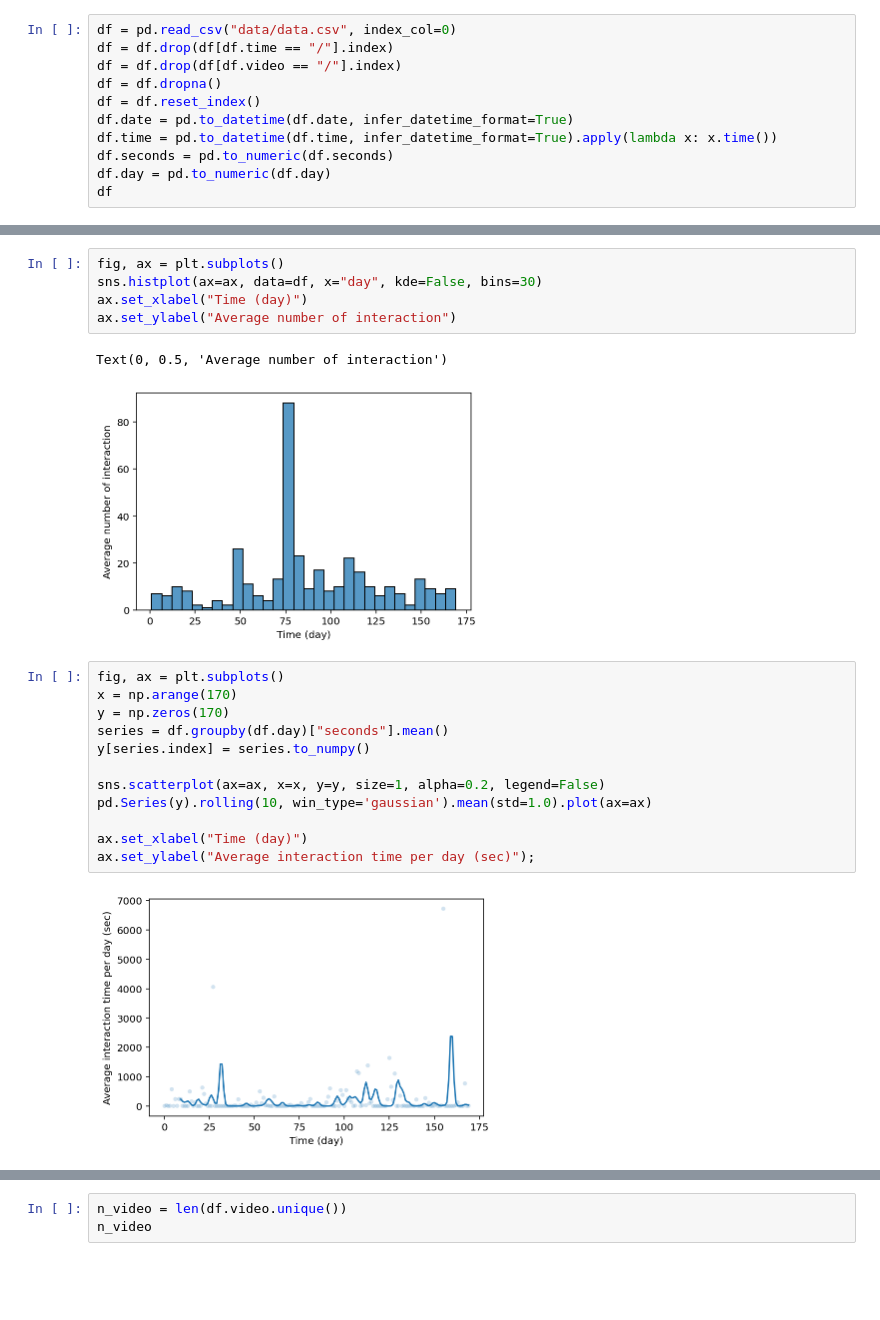
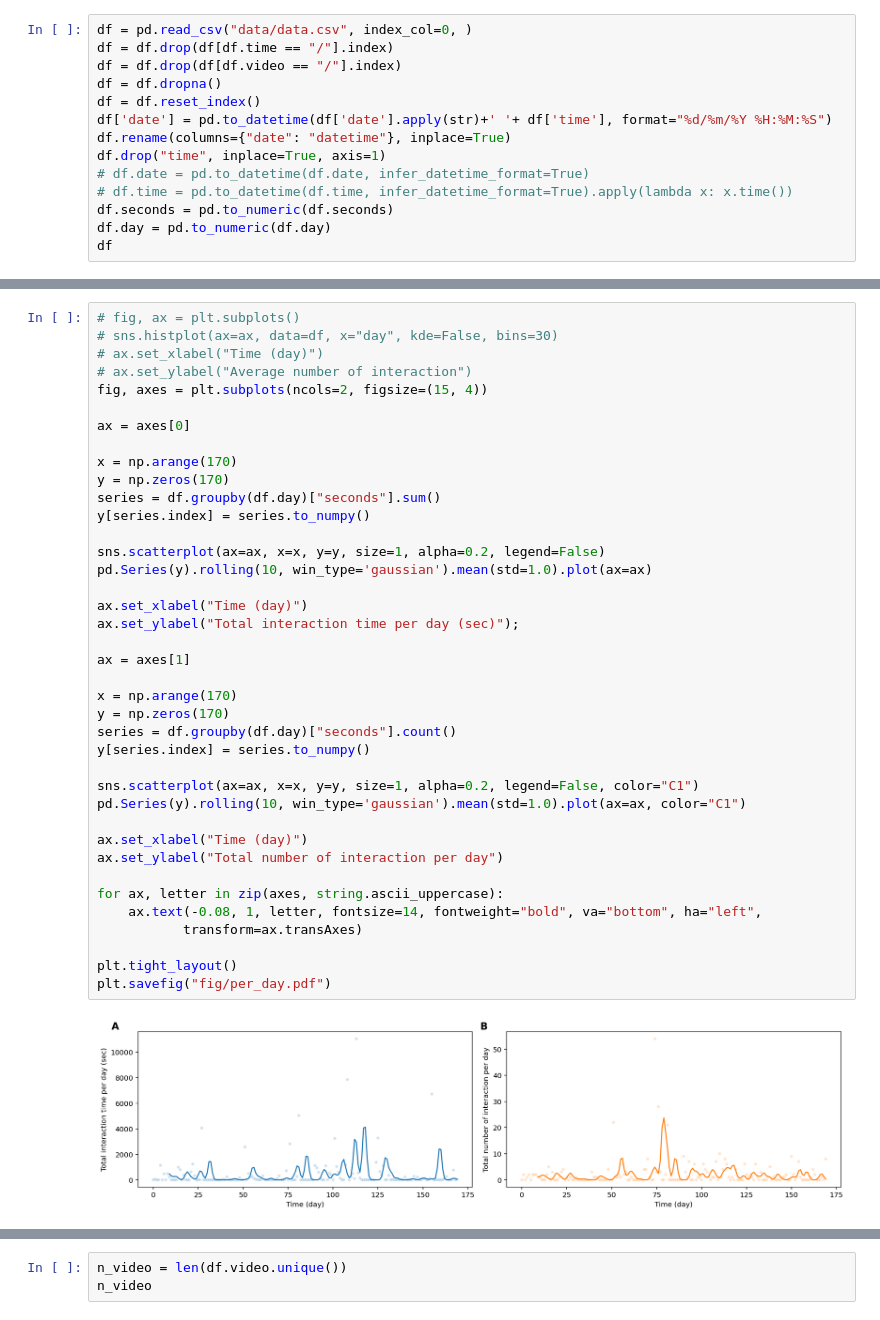
Before and after one commit to AurelienNioche/DoggyVision, a Jupyter notebook: main.ipynb, the cells around one changed output, grey strips where cells are left out. Cells and saved outputs as stored; diff of their text form; blank space fills up the shorter version.

```diff
--- a/main.ipynb
+++ b/main.ipynb
@@ -7,11 +14,14 @@ import seaborn as sns
 # %%
-df = pd.read_csv("data/data.csv", index_col=0)
+df = pd.read_csv("data/data.csv", index_col=0, )
 df = df.drop(df[df.time == "/"].index)
 df = df.drop(df[df.video == "/"].index)
 df = df.dropna()
 df = df.reset_index()
-df.date = pd.to_datetime(df.date, infer_datetime_format=True)
-df.time = pd.to_datetime(df.time, infer_datetime_format=True).apply(lambda x: x.time())
+df['date'] = pd.to_datetime(df['date'].apply(str)+' '+ df['time'], format="%d/%m/%Y %H:%M:%S")
+df.rename(columns={"date": "datetime"}, inplace=True)
+df.drop("time", inplace=True, axis=1)
+# df.date = pd.to_datetime(df.date, infer_datetime_format=True)
+# df.time = pd.to_datetime(df.time, infer_datetime_format=True).apply(lambda x: x.time())
 df.seconds = pd.to_numeric(df.seconds)
 df.day = pd.to_numeric(df.day)
 df
@@ -49,22 +42,41 @@ avg.plot(kind = "bar", y = "mean", ylabel="seconds", legend = False,
-# %%
-fig, ax = plt.subplots()
-sns.histplot(ax=ax, data=df, x="day", kde=False, bins=30)
-ax.set_xlabel("Time (day)")
-ax.set_ylabel("Average number of interaction")
-# %% [output]
-Text(0, 0.5, 'Average number of interaction')
-[figure, removed]
 # %%
-fig, ax = plt.subplots()
+# fig, ax = plt.subplots()
+# sns.histplot(ax=ax, data=df, x="day", kde=False, bins=30)
+# ax.set_xlabel("Time (day)")
+# ax.set_ylabel("Average number of interaction")
+fig, axes = plt.subplots(ncols=2, figsize=(15, 4))
+
+ax = axes[0]
+
 x = np.arange(170)
 y = np.zeros(170)
-series = df.groupby(df.day)["seconds"].mean()
+series = df.groupby(df.day)["seconds"].sum()
 y[series.index] = series.to_numpy()
 
 sns.scatterplot(ax=ax, x=x, y=y, size=1, alpha=0.2, legend=False)
 pd.Series(y).rolling(10, win_type='gaussian').mean(std=1.0).plot(ax=ax)
 
 ax.set_xlabel("Time (day)")
-ax.set_ylabel("Average interaction time per day (sec)");
+ax.set_ylabel("Total interaction time per day (sec)");
+
+ax = axes[1]
+
+x = np.arange(170)
+y = np.zeros(170)
+series = df.groupby(df.day)["seconds"].count()
+y[series.index] = series.to_numpy()
+
+sns.scatterplot(ax=ax, x=x, y=y, size=1, alpha=0.2, legend=False, color="C1")
+pd.Series(y).rolling(10, win_type='gaussian').mean(std=1.0).plot(ax=ax, color="C1")
+
+ax.set_xlabel("Time (day)")
+ax.set_ylabel("Total number of interaction per day")
+
+for ax, letter in zip(axes, string.ascii_uppercase):
+    ax.text(-0.08, 1, letter, fontsize=14, fontweight="bold", va="bottom", ha="left",
+           transform=ax.transAxes)
+
+plt.tight_layout()
+plt.savefig("fig/per_day.pdf")
 # %% [output]
-[figure, old version]
+[figure, new version]
```
Also changed, not shown: parts of 29 cells of this notebook, 1 other file.
